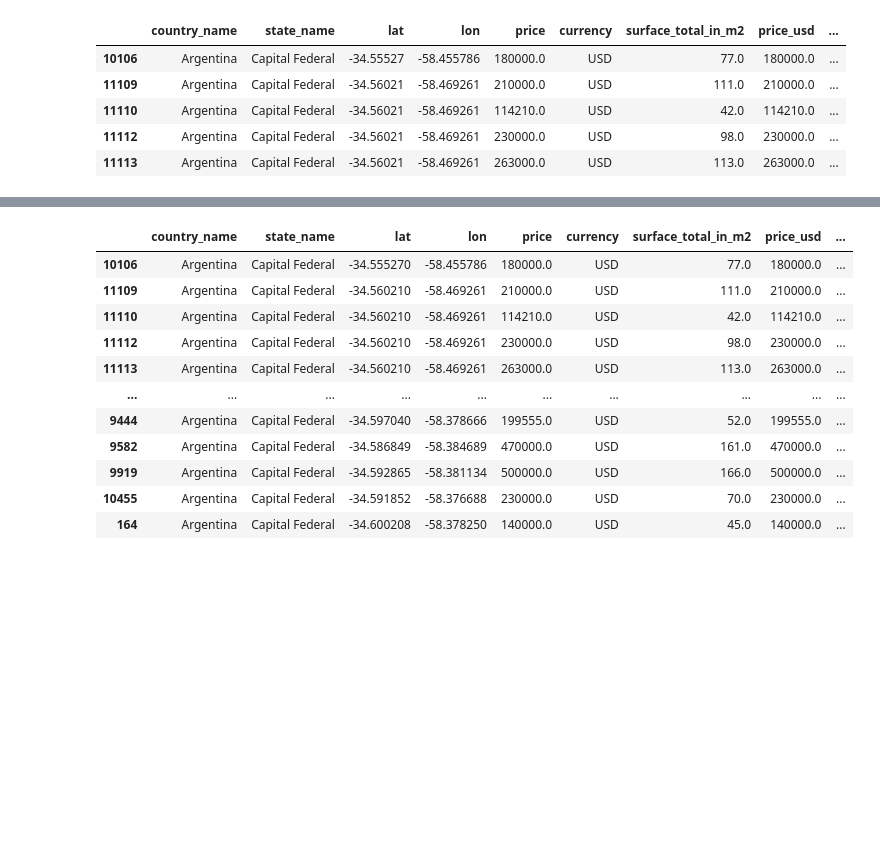
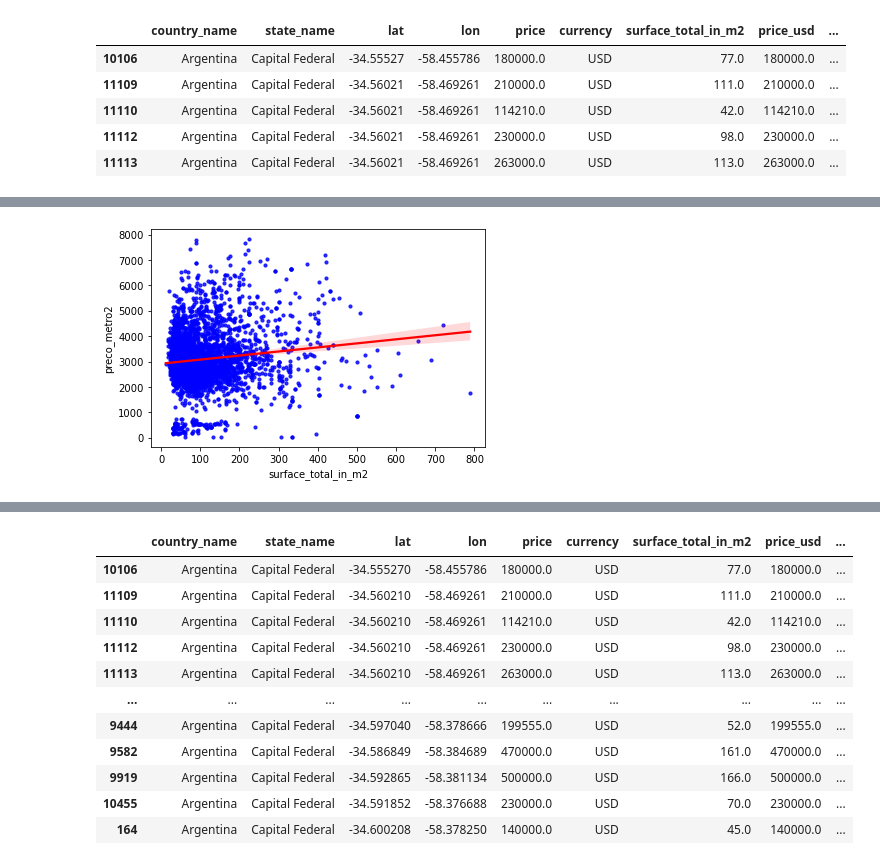
Before and after one commit to rguto11/Projeto_Integrador2, a Jupyter notebook: ProjetoIntegrador2.ipynb, the cells around one changed output, grey strips where cells are left out. Cells and saved outputs as stored; diff of their text form; code cells hidden in the pictures; blank space fills up the shorter version.

```diff
--- a/ProjetoIntegrador2.ipynb
+++ b/ProjetoIntegrador2.ipynb
@@ -319,0 +340,4 @@ df.head()
+# %%
+sns.regplot(data = df, x = "surface_total_in_m2", y = "preco_metro2", ci = 95, scatter_kws = {"color": "blue", 's': 10}, line_kws = {"color": "red"});
+# %% [output]
+[figure, added]
```
Also changed, not shown: parts of 23 cells of this notebook, 1 other file.
